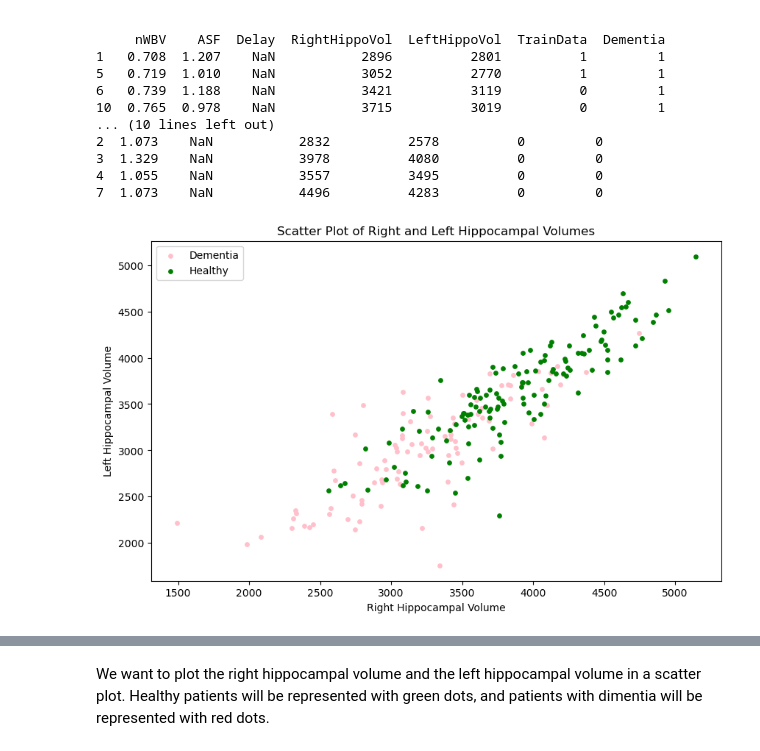
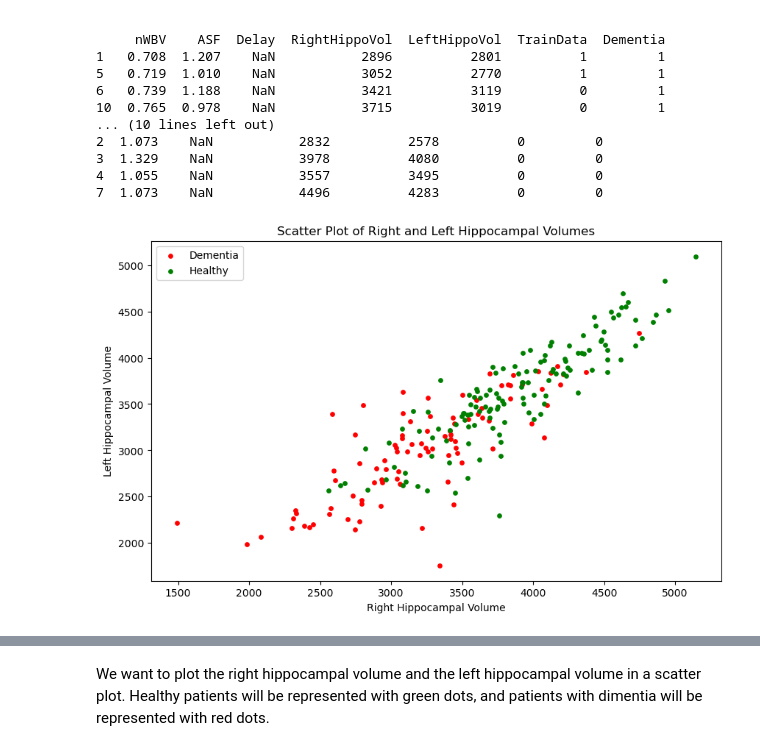
Before and after one commit to pmehta17/Homework-1-Getting-Started-with-Probability, a Jupyter notebook: HW1.ipynb, the cells around one changed output, grey strips where cells are left out. Drawn from its saved outputs; the diff is of its cells as text; code cells hidden in the pictures.

```diff
--- a/HW1.ipynb
+++ b/HW1.ipynb
@@ -91,10 +97,16 @@ separation between the two classes?
 # Import libraries and read in data
 import pandas as pd
 import matplotlib.pyplot as plt
+import seaborn as sns
+
 
 df = pd.read_csv('OASIS-hippocampus.csv')
 dementia_df = df[df['Dementia'] == 1]
 healthy_df = df[df['Dementia'] == 0]
+
+healthy_color = "green"
+dementia_color = "red"
+
 print(dementia_df.head())
 print(healthy_df.head())
 # %% [output]
@@ -116,13 +128,14 @@ print(healthy_df.head())
 4  1.055    NaN           3557          3495          0         0
 7  1.073    NaN           4496          4283          0         0
 # %%
+
 plt.figure(figsize=(10, 6))
 plt.title('Scatter Plot of Right and Left Hippocampal Volumes')
 plt.xlabel('Right Hippocampal Volume')
 plt.ylabel('Left Hippocampal Volume')
-plt.scatter(dementia_df["RightHippoVol"], dementia_df["LeftHippoVol"], color = "pink", label = "Dementia", s = 15)
-plt.scatter(healthy_df["RightHippoVol"], healthy_df["LeftHippoVol"], color = "green", label = "Healthy", s = 15)
+plt.scatter(dementia_df["RightHippoVol"], dementia_df["LeftHippoVol"], color = dementia_color, label = "Dementia", s = 15)
+plt.scatter(healthy_df["RightHippoVol"], healthy_df["LeftHippoVol"], color = healthy_color, label = "Healthy", s = 15)
 plt.legend()
 plt.show()
 # %% [output]
-[figure, old version]
+[figure, new version]
```
Also changed, not shown: parts of 7 cells of this notebook.
